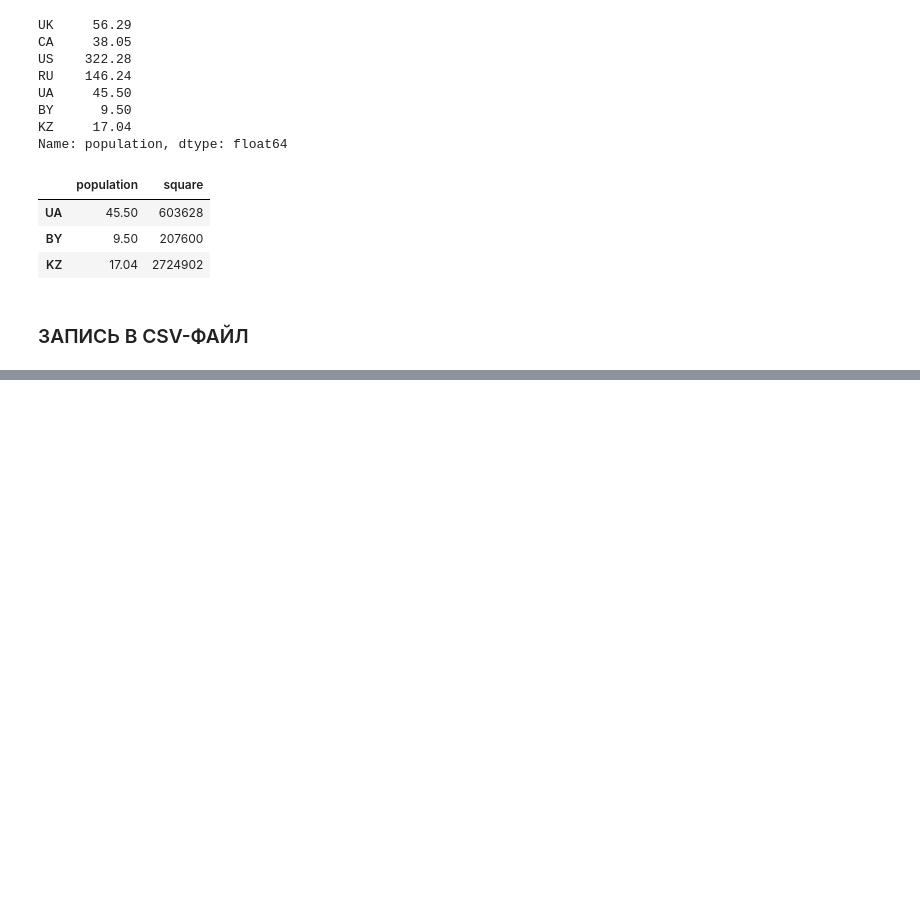
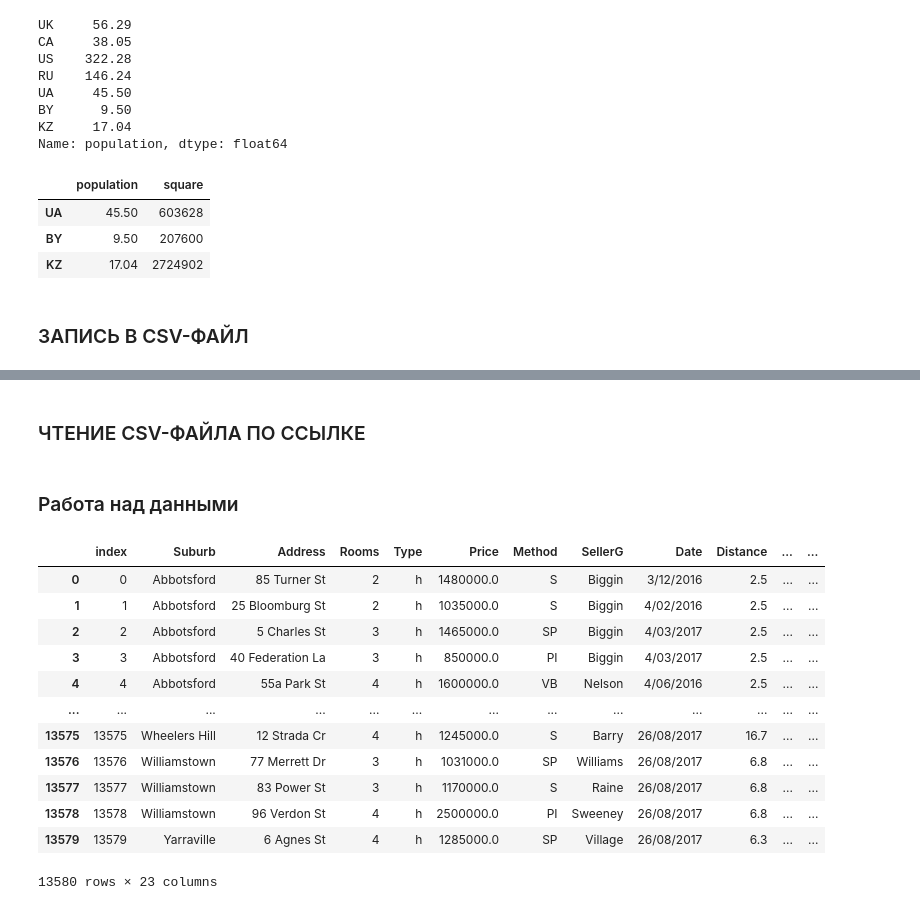
Before and after one commit to Sabirida/SF_Data_Science, a Jupyter notebook: test_0.ipynb, the cells around one changed output, grey strips where cells are left out. Cells and saved outputs as stored; diff of their text form; code cells hidden in the pictures; blank space fills up the shorter version.

```diff
--- a/test_0.ipynb
+++ b/test_0.ipynb
@@ -153,0 +168,2 @@ countries_df.to_csv('data/countries.csv', index=False, sep=';')
+# %% [markdown]
+### ЧТЕНИЕ CSV-ФАЙЛА ПО ССЫЛКЕ
@@ -153,0 +173,20 @@ countries_df.to_csv('data/countries.csv', index=False, sep=';')
+# %% [markdown]
+### Работа над данными
+# %%
+
+melb_data = pd.read_csv('data/melb_data.csv', sep=',')
+display(melb_data)
+# %% [output]
+|  | index | Suburb | Address | Rooms | Type | Price | Method | SellerG | Date | Distance | ... | ... |
+| 0 | 0 | Abbotsford | 85 Turner St | 2 | h | 1480000.0 | S | Biggin | 3/12/2016 | 2.5 | ... | ... |
+| 1 | 1 | Abbotsford | 25 Bloomburg St | 2 | h | 1035000.0 | S | Biggin | 4/02/2016 | 2.5 | ... | ... |
+| 2 | 2 | Abbotsford | 5 Charles St | 3 | h | 1465000.0 | SP | Biggin | 4/03/2017 | 2.5 | ... | ... |
+| 3 | 3 | Abbotsford | 40 Federation La | 3 | h | 850000.0 | PI | Biggin | 4/03/2017 | 2.5 | ... | ... |
+| 4 | 4 | Abbotsford | 55a Park St | 4 | h | 1600000.0 | VB | Nelson | 4/06/2016 | 2.5 | ... | ... |
+| ... | ... | ... | ... | ... | ... | ... | ... | ... | ... | ... | ... | ... |
+| 13575 | 13575 | Wheelers Hill | 12 Strada Cr | 4 | h | 1245000.0 | S | Barry | 26/08/2017 | 16.7 | ... | ... |
+| 13576 | 13576 | Williamstown | 77 Merrett Dr | 3 | h | 1031000.0 | SP | Williams | 26/08/2017 | 6.8 | ... | ... |
+| 13577 | 13577 | Williamstown | 83 Power St | 3 | h | 1170000.0 | S | Raine | 26/08/2017 | 6.8 | ... | ... |
+| 13578 | 13578 | Williamstown | 96 Verdon St | 4 | h | 2500000.0 | PI | Sweeney | 26/08/2017 | 6.8 | ... | ... |
+| 13579 | 13579 | Yarraville | 6 Agnes St | 4 | h | 1285000.0 | SP | Village | 26/08/2017 | 6.3 | ... | ... |
+13580 rows × 23 columns
```
Also changed, not shown: parts of 14 cells of this notebook.
